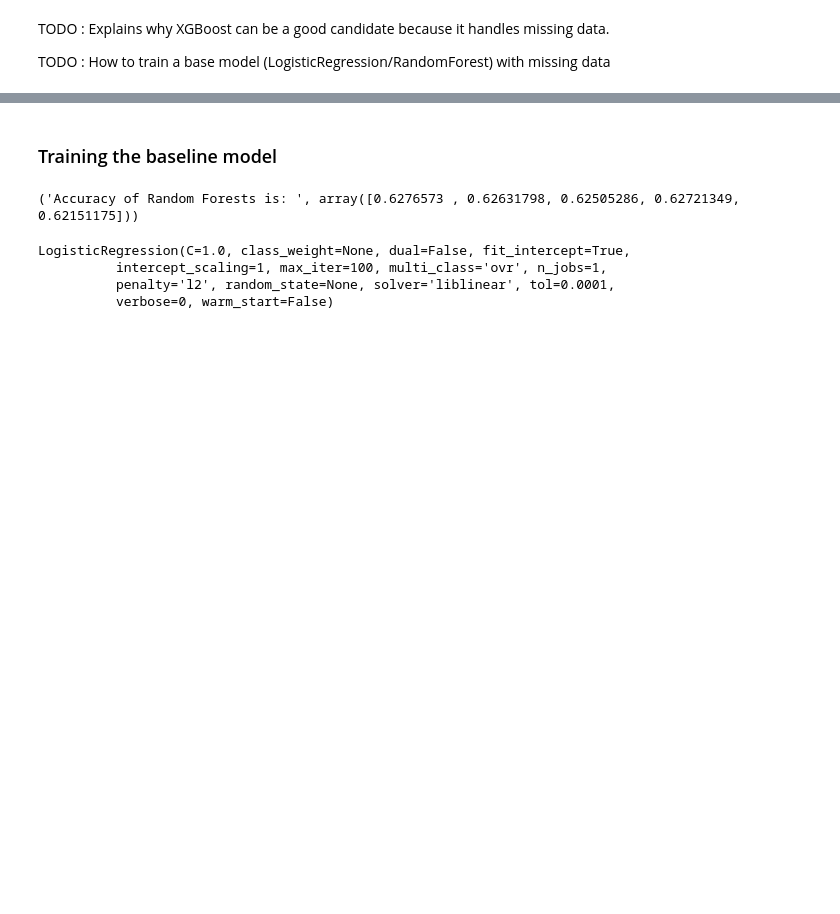
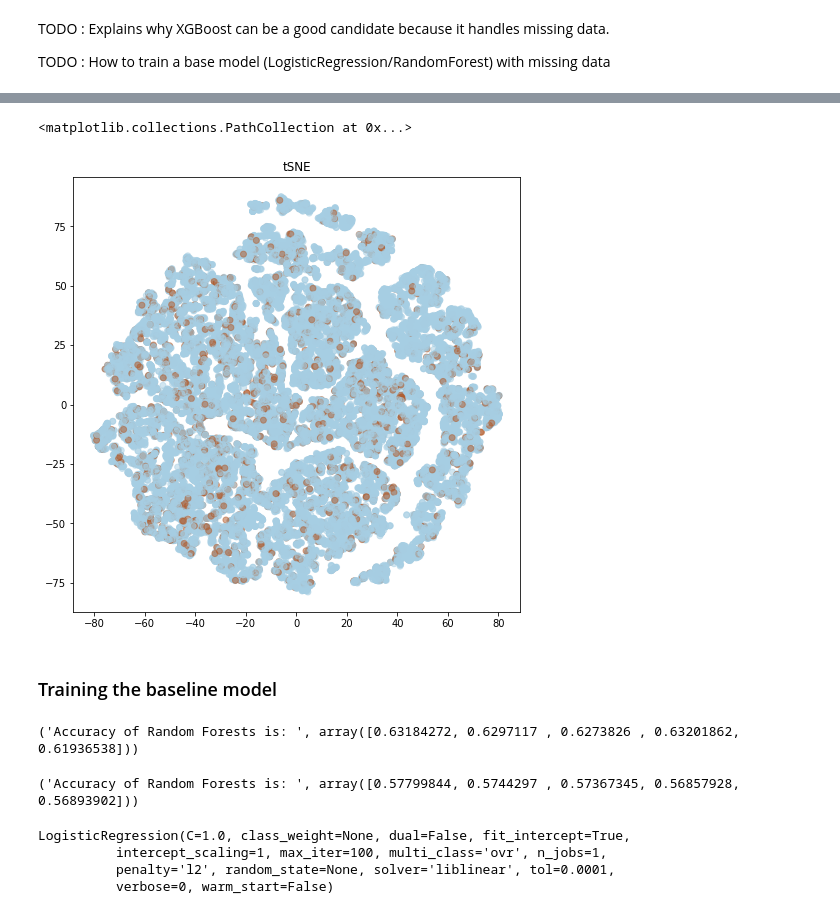
Before and after one commit to bodias/machine-learning, a Jupyter notebook: projects/capstone/home_credit/capstone_report.ipynb, the cells around one changed output, grey strips where cells are left out. Cells and saved outputs as stored; diff of their text form; code cells hidden in the pictures; blank space fills up the shorter version.

```diff
--- a/projects/capstone/home_credit/capstone_report.ipynb
+++ b/projects/capstone/home_credit/capstone_report.ipynb
@@ -404,6 +407,8 @@ app_train, app_test = app_train.align(app_test, join = 'inner', axis = 1)
 
 # Recover the target variable that was dropped during the alignment
 app_train['TARGET'] = train_targets
+# %%
+features = app_train.columns[1:245]
 # %%
 print app_train.shape
 print app_test.shape
@@ -425,0 +494,8 @@ for feat in null_feat:
+# %%
+rndperm = np.random.permutation(app_train_no_null.shape[0]-1)
+# %%
+n_sne = 30000
+
+
+tsne = TSNE(random_state=42, verbose=1)
+tsne_results = tsne.fit_transform(app_train_no_null.loc[rndperm[:n_sne],:])
@@ -426,15 +520,35 @@ for feat in null_feat:
+# %%
+#df_tsne = app_train_no_null[rndperm[:n_sne],:].copy()
+df_tsne = pd.DataFrame()
+df_tsne['x-tsne'] = tsne_results[:,0]
+df_tsne['y-tsne'] = tsne_results[:,1]
+df_tsne['TARGET'] = app_train_no_null.loc[rndperm[:n_sne],'TARGET'].values
+# %%
+# Cria a figura
+fig = plt.figure( figsize=(8,8) )
+ax = fig.add_subplot(1, 1, 1, title='tSNE' )
+# Cria o scatterplot
+ax.scatter(
+    x=df_tsne['x-tsne'],
+    y=df_tsne['y-tsne'],
+    c=df_tsne['TARGET'],
+    cmap=plt.cm.get_cmap('Paired'),
+    alpha=0.5)
+# %% [output]
+<matplotlib.collections.PathCollection at 0x...>
+[figure, added]
 # %% [markdown]
 ### Training the baseline model
 # %%
 # Create the kfold object
 #k_fold = KFold(n_splits = 5, shuffle = True, random_state = 50)
 
-X = app_train[app_train.columns[1:245]]
-Y = app_train['TARGET']
+X = app_train_no_null[app_train.columns[1:245]]
+Y = app_train_no_null['TARGET']
 
 base_model = RandomForestClassifier()
 
 accuracy = cross_val_score(base_model, X, Y, scoring='roc_auc', cv = 5)
 print("Accuracy of Random Forests is: " , accuracy)
 # %% [output]
-('Accuracy of Random Forests is: ', array([0.6276573 , 0.62631798, 0.62505286, 0.62721349, 0.62151175]))
+('Accuracy of Random Forests is: ', array([0.63184272, 0.6297117 , 0.6273826 , 0.63201862, 0.61936538]))
@@ -444,3 +555,16 @@ print("Accuracy of Random Forests is: " , accuracy)
+# %%
+# Create the kfold object
+#k_fold = KFold(n_splits = 5, shuffle = True, random_state = 50)
+
+X = pca_result_50
+Y = app_train['TARGET']
+
+base_model = RandomForestClassifier()
+
+accuracy = cross_val_score(base_model, X, Y, scoring='roc_auc', cv = 5)
+print("Accuracy of Random Forests is: " , accuracy)
+# %% [output]
+('Accuracy of Random Forests is: ', array([0.57799844, 0.5744297 , 0.57367345, 0.56857928, 0.56893902]))
 # %%
 X = app_train[app_train.columns[1:245]]
 Y = app_train['TARGET']
```
Also changed, not shown: parts of 13 cells of this notebook, 1 other file.
